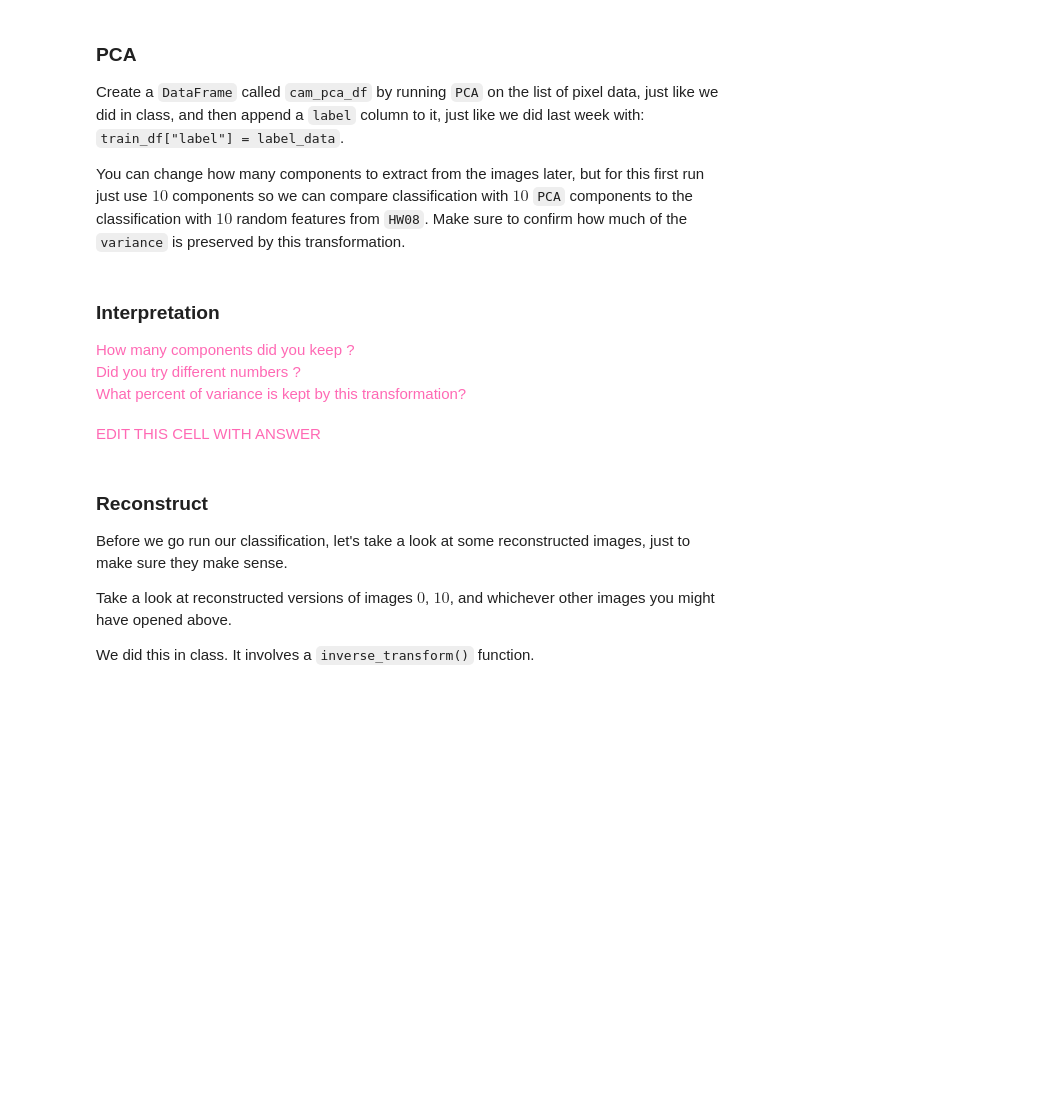
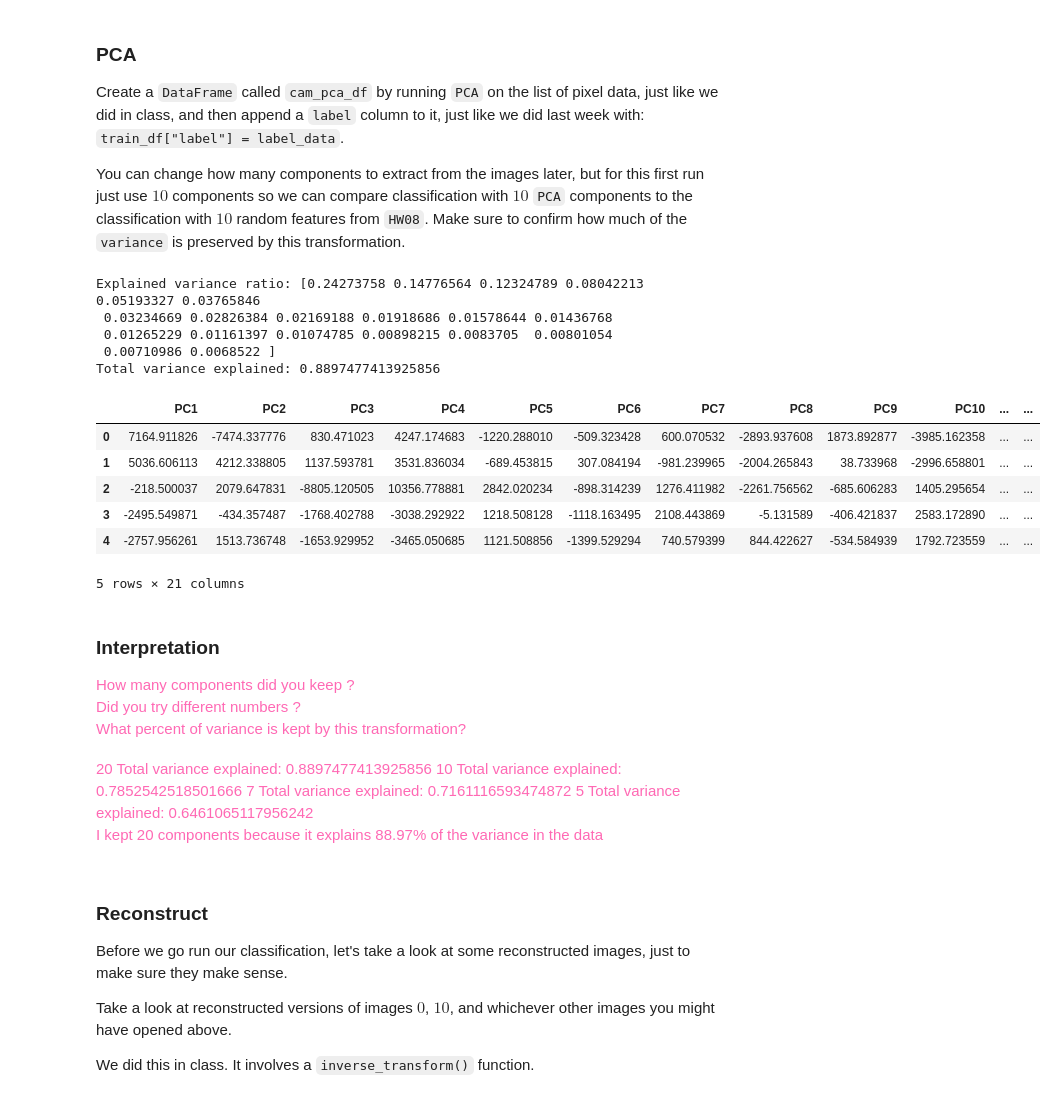
Before and after one commit to DM-GY-9103/HW09, a Jupyter notebook: HW09.ipynb, the cells around one changed output. Saved outputs shown, nothing was run; the diff lists cells and outputs as text; code cells hidden in the pictures; blank space fills up the shorter version.

```diff
--- a/HW09.ipynb
+++ b/HW09.ipynb
@@ -180,8 +320,29 @@ You can change how many components to extract from the images later, but for thi
 # %%
 # TODO: run PCA, get DataFrame
 # TODO: add "label" column
 # TODO: print variance
 # TODO: take a look at the first 5 rows
+pca = PCA(n_components=20)
+pca_data = pca.fit_transform(pd.DataFrame(pixel_data))
+pca_df = pd.DataFrame(pca_data, columns=[f'PC{i}' for i in range(1, pca.n_components_ + 1)])
+pca_df["label"] = label_data
+print("Explained variance ratio:", pca.explained_variance_ratio_)
+total_variance = sum(pca.explained_variance_ratio_)
+print("Total variance explained:", total_variance)
+pca_df.head()
+# %% [output]
+Explained variance ratio: [0.24273758 0.14776564 0.12324789 0.08042213 0.05193327 0.03765846
+ 0.03234669 0.02826384 0.02169188 0.01918686 0.01578644 0.01436768
+ 0.01265229 0.01161397 0.01074785 0.00898215 0.0083705  0.00801054
+ 0.00710986 0.0068522 ]
+Total variance explained: 0.8897477413925856
+|  | PC1 | PC2 | PC3 | PC4 | PC5 | PC6 | PC7 | PC8 | PC9 | PC10 | ... | ... |
+| 0 | 7164.911826 | -7474.337776 | 830.471023 | 4247.174683 | -1220.288010 | -509.323428 | 600.070532 | -2893.937608 | 1873.892877 | -3985.162358 | ... | ... |
+| 1 | 5036.606113 | 4212.338805 | 1137.593781 | 3531.836034 | -689.453815 | 307.084194 | -981.239965 | -2004.265843 | 38.733968 | -2996.658801 | ... | ... |
+| 2 | -218.500037 | 2079.647831 | -8805.120505 | 10356.778881 | 2842.020234 | -898.314239 | 1276.411982 | -2261.756562 | -685.606283 | 1405.295654 | ... | ... |
+| 3 | -2495.549871 | -434.357487 | -1768.402788 | -3038.292922 | 1218.508128 | -1118.163495 | 2108.443869 | -5.131589 | -406.421837 | 2583.172890 | ... | ... |
+| 4 | -2757.956261 | 1513.736748 | -1653.929952 | -3465.050685 | 1121.508856 | -1399.529294 | 740.579399 | 844.422627 | -534.584939 | 1792.723559 | ... | ... |
+5 rows × 21 columns
 # %% [markdown]
 ### Interpretation
 
@@ -190,8 +351,15 @@ How many components did you keep ?<br>
 Did you try different numbers ?<br>
 What percent of variance is kept by this transformation?
 </span>
-# %% [markdown]
-<span style="color:hotpink;">EDIT THIS CELL WITH ANSWER</span>
+# %% [markdown]
+<span style="color:hotpink;">
+20 Total variance explained: 0.8897477413925856
+10 Total variance explained: 0.7852542518501666
+7 Total variance explained: 0.7161116593474872
+5 Total variance explained: 0.6461065117956242
+
+
+I kept 20 components because it explains 88.97% of the variance in the data</span>
 # %% [markdown]
 ### Reconstruct
 
```
Also changed, not shown: parts of 18 cells of this notebook, 1 other file.
